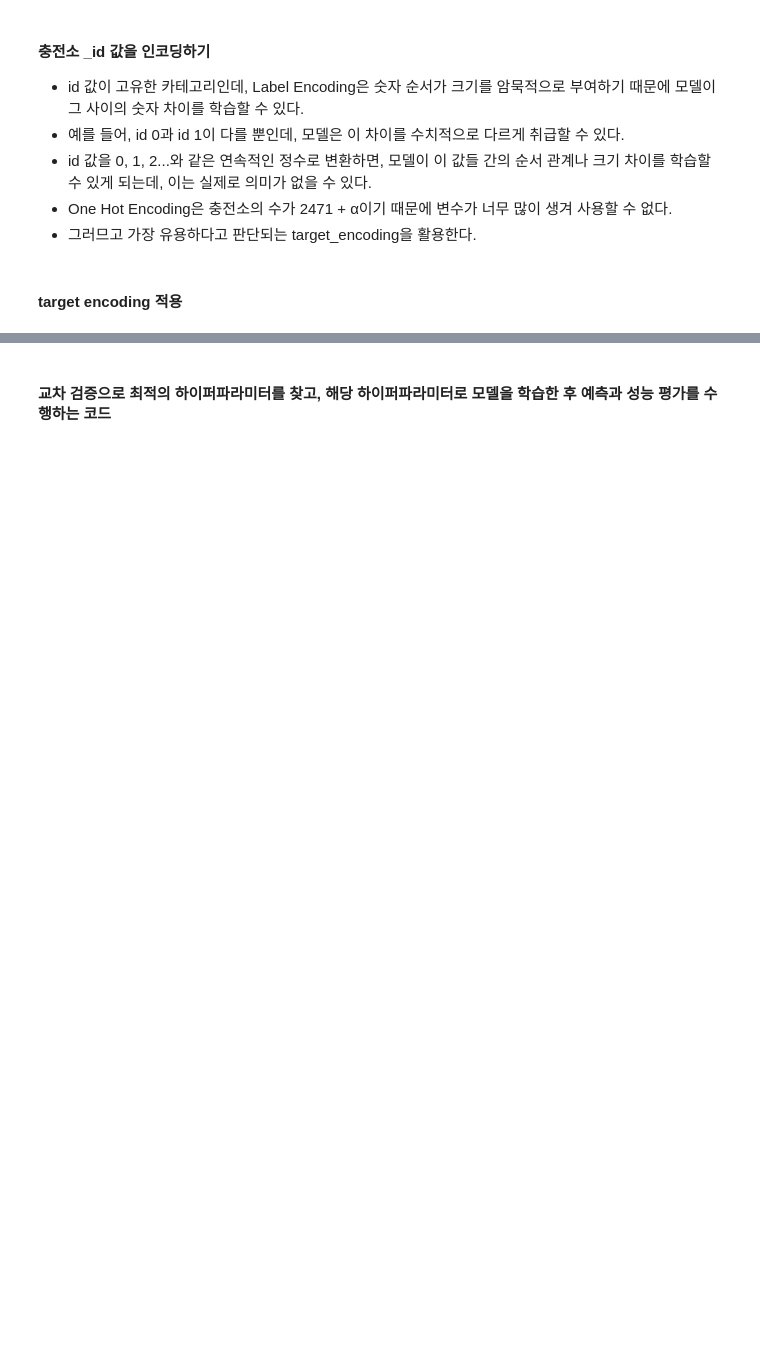
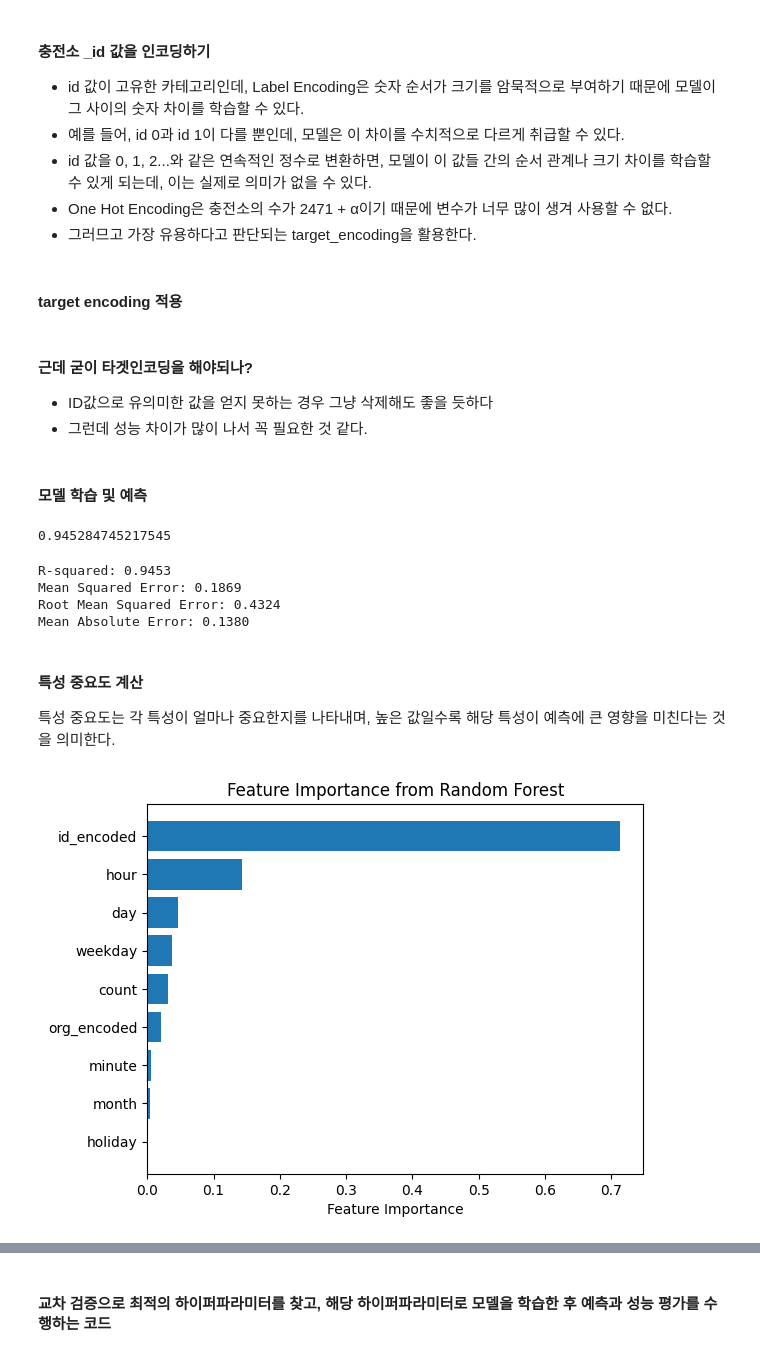
Before and after one commit to mandarinnn2/Grad_AI, a Jupyter notebook: final_grad.ipynb, the cells around one changed output, grey strips where cells are left out. Saved outputs shown, nothing was run; the diff lists cells and outputs as text; code cells hidden in the pictures; blank space fills up the shorter version.

```diff
--- a/final_grad.ipynb
+++ b/final_grad.ipynb
@@ -78,3 +96,21 @@ history_stations = pd.DataFrame(history_stations)
+# %%
+from pymongo import MongoClient
+
+# 데이터가 저장된 MongoDB의 주소
+client = MongoClient(mongo_uri, db_pw)
+
+# db를 저장하기
+db = client.crawling
+
+collection = db['grouped-chargers']
+
+# collection에 저장된 데이터를 데이터프레임으로 변환 및 저장
+rows = collection.find()
+grouped_chargers = []
+for row in rows:
+    grouped_chargers.append(row)
+
+grouped_chargers = pd.DataFrame(grouped_chargers)
 # %% [markdown]
 #### 머신러닝 코드 RandomForestRegressor
 # %%
@@ -823,6 +869,17 @@ len(df_all['_id'].value_counts())
 - id 값을 0, 1, 2...와 같은 연속적인 정수로 변환하면, 모델이 이 값들 간의 순서 관계나 크기 차이를 학습할 수 있게 되는데, 이는 실제로 의미가 없을 수 있다.
 - One Hot Encoding은 충전소의 수가 2471 + α이기 때문에 변수가 너무 많이 생겨 사용할 수 없다.
 - 그러므고 가장 유용하다고 판단되는 target_encoding을 활용한다.
+# %%
+df_all['organization'] = df_all['_id'].astype(str).str[:2]
+# %%
+# 1. LabelEncoder 객체 생성
+label_encoder = LabelEncoder()
+
+# 2. 'organization' 컬럼을 라벨 인코딩하여 'org_encoded' 컬럼에 저장
+df_all['org_encoded'] = label_encoder.fit_transform(df_all['organization'])
+
+# 3. 'organization' 컬럼 삭제하기
+df_all = df_all.drop('organization', axis=1)
 # %% [markdown]
 #### target encoding 적용
 # %%
@@ -839,3 +894,9 @@ df_all.head()
+# %% [markdown]
+#### 근데 굳이 타겟인코딩을 해야되나?
+- ID값으로 유의미한 값을 얻지 못하는 경우 그냥 삭제해도 좋을 듯하다
+- 그런데 성능 차이가 많이 나서 꼭 필요한 것 같다.
+# %% [markdown]
+#### 모델 학습 및 예측
 # %%
 # count 변수 저장하기
 count = df_all.iloc[0, 0]
@@ -855,6 +916,9 @@ model = RandomForestRegressor(random_state=0, n_jobs=-1)
 
 model.fit(x_train, y_train) # 모델 학습
 
+# 특성 중요도 추출
+importances = model.feature_importances_
+
 y_pred = model.predict(x_test) # 모델 예측
 y_pred = np.round(y_pred)
 
@@ -869,6 +933,8 @@ y_test = pd.DataFrame(y_test)
 y_test.reset_index(inplace=True)
 df = pd.concat([y_test, y_pred], axis=1)
 df.columns = ['time', 'y_test', 'y_pred']
+# %% [output]
+0.945284745217545
 # %%
 # 'y_test'와 'y_pred' 열을 비교하여 정확도 평가
 
@@ -883,6 +949,33 @@ print(f"Mean Squared Error: {mse:.4f}")
 # RMSE (Root Mean Squared Error) 평가
 rmse = mse ** 0.5
 print(f"Root Mean Squared Error: {rmse:.4f}")
+
+# MAE (Mean Absolute Error) 평가
+mae = mean_absolute_error(df['y_test'], df['y_pred'])
+print(f"Mean Absolute Error: {mae:.4f}")
+# %% [output]
+R-squared: 0.9453
+Mean Squared Error: 0.1869
+Root Mean Squared Error: 0.4324
+Mean Absolute Error: 0.1380
+# %% [markdown]
+#### 특성 중요도 계산
+특성 중요도는 각 특성이 얼마나 중요한지를 나타내며, 높은 값일수록 해당 특성이 예측에 큰 영향을 미친다는 것을 의미한다.
+# %%
+# 특성 중요도 시각화
+indices = np.argsort(importances) # 오름차순정렬
+
+# importances와 x_train.columns을 정렬된 순서대로 재배치
+sorted_importances = importances[indices]
+sorted_features = x_train.columns[indices]
+
+# 막대 그래프 그리기
+plt.barh(sorted_features, sorted_importances)
+plt.xlabel('Feature Importance')
+plt.title('Feature Importance from Random Forest')
+plt.show()
+# %% [output]
+[figure, added]
 # %%
 # 시각화
 plt.figure(figsize=(8,6))
```
Also changed, not shown: parts of 25 cells of this notebook.
